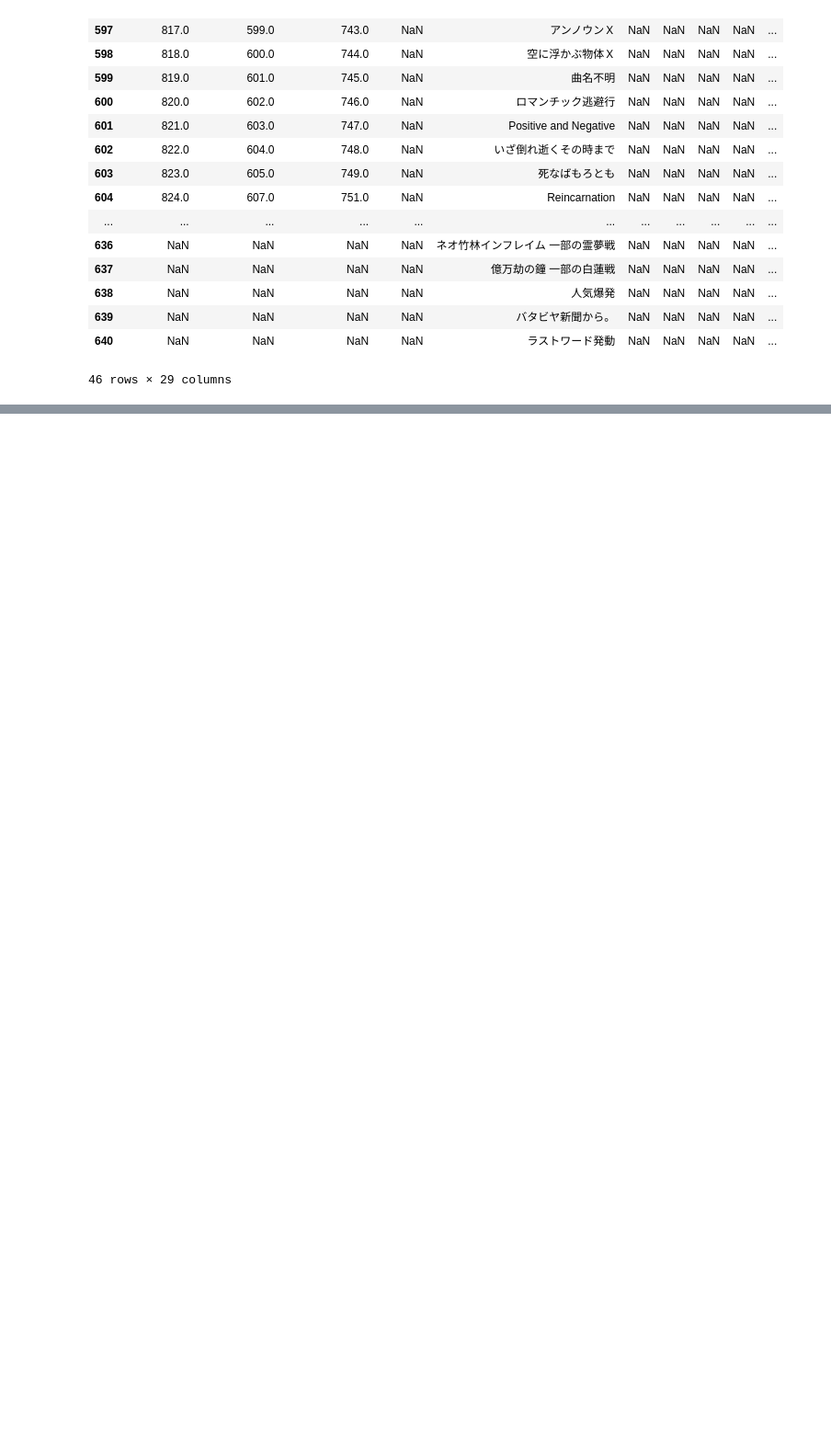
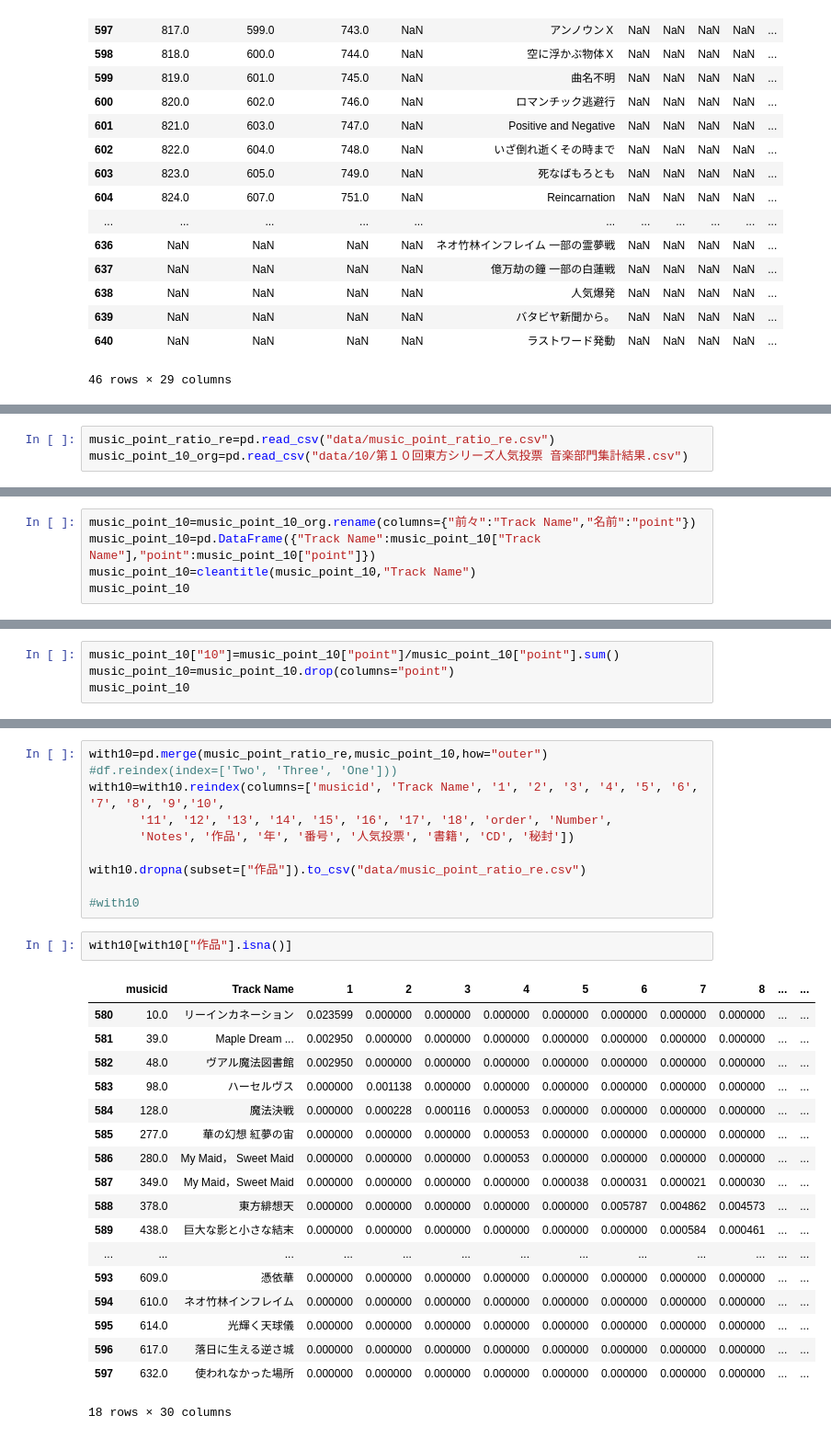
Before and after one commit to xiangze/toubou_vote_analysis, a Jupyter notebook: re_music_title.ipynb, the cells around one changed output, grey strips where cells are left out. Shown: that part at 92% size. Cells and saved outputs as stored; diff of their text form; blank space fills up the shorter version.

```diff
--- a/re_music_title.ipynb
+++ b/re_music_title.ipynb
@@ -465,0 +490,3 @@ music_point_ratio_re[music_point_ratio_re["musicid"].isna()]
+# %%
+music_point_ratio_re=pd.read_csv("data/music_point_ratio_re.csv")
+music_point_10_org=pd.read_csv("data/10/第１０回東方シリーズ人気投票 音楽部門集計結果.csv")
@@ -465,0 +509,5 @@ music_point_ratio_re[music_point_ratio_re["musicid"].isna()]
+# %%
+music_point_10=music_point_10_org.rename(columns={"前々":"Track Name","名前":"point"})
+music_point_10=pd.DataFrame({"Track Name":music_point_10["Track Name"],"point":music_point_10["point"]})
+music_point_10=cleantitle(music_point_10,"Track Name")
+music_point_10
@@ -465,0 +528,4 @@ music_point_ratio_re[music_point_ratio_re["musicid"].isna()]
+# %%
+music_point_10["10"]=music_point_10["point"]/music_point_10["point"].sum()
+music_point_10=music_point_10.drop(columns="point")
+music_point_10
@@ -465,0 +546,31 @@ music_point_ratio_re[music_point_ratio_re["musicid"].isna()]
+# %%
+with10=pd.merge(music_point_ratio_re,music_point_10,how="outer")
+#df.reindex(index=['Two', 'Three', 'One']))
+with10=with10.reindex(columns=['musicid', 'Track Name', '1', '2', '3', '4', '5', '6', '7', '8', '9','10',
+       '11', '12', '13', '14', '15', '16', '17', '18', 'order', 'Number',
+       'Notes', '作品', '年', '番号', '人気投票', '書籍', 'CD', '秘封'])
+
+with10.dropna(subset=["作品"]).to_csv("data/music_point_ratio_re.csv")
+
+#with10
+# %%
+with10[with10["作品"].isna()]
+# %% [output]
+|  | musicid | Track Name | 1 | 2 | 3 | 4 | 5 | 6 | 7 | 8 | ... | ... |
+| 580 | 10.0 | リーインカネーション | 0.023599 | 0.000000 | 0.000000 | 0.000000 | 0.000000 | 0.000000 | 0.000000 | 0.000000 | ... | ... |
+| 581 | 39.0 | Maple Dream ... | 0.002950 | 0.000000 | 0.000000 | 0.000000 | 0.000000 | 0.000000 | 0.000000 | 0.000000 | ... | ... |
+| 582 | 48.0 | ヴアル魔法図書館 | 0.002950 | 0.000000 | 0.000000 | 0.000000 | 0.000000 | 0.000000 | 0.000000 | 0.000000 | ... | ... |
+| 583 | 98.0 | ハーセルヴス | 0.000000 | 0.001138 | 0.000000 | 0.000000 | 0.000000 | 0.000000 | 0.000000 | 0.000000 | ... | ... |
+| 584 | 128.0 | 魔法決戦 | 0.000000 | 0.000228 | 0.000116 | 0.000053 | 0.000000 | 0.000000 | 0.000000 | 0.000000 | ... | ... |
+| 585 | 277.0 | 華の幻想 紅夢の宙 | 0.000000 | 0.000000 | 0.000000 | 0.000053 | 0.000000 | 0.000000 | 0.000000 | 0.000000 | ... | ... |
+| 586 | 280.0 | My Maid， Sweet Maid | 0.000000 | 0.000000 | 0.000000 | 0.000053 | 0.000000 | 0.000000 | 0.000000 | 0.000000 | ... | ... |
+| 587 | 349.0 | My Maid，Sweet Maid | 0.000000 | 0.000000 | 0.000000 | 0.000000 | 0.000038 | 0.000031 | 0.000021 | 0.000030 | ... | ... |
+| 588 | 378.0 | 東方緋想天 | 0.000000 | 0.000000 | 0.000000 | 0.000000 | 0.000000 | 0.005787 | 0.004862 | 0.004573 | ... | ... |
+| 589 | 438.0 | 巨大な影と小さな結末 | 0.000000 | 0.000000 | 0.000000 | 0.000000 | 0.000000 | 0.000000 | 0.000584 | 0.000461 | ... | ... |
+| ... | ... | ... | ... | ... | ... | ... | ... | ... | ... | ... | ... | ... |
+| 593 | 609.0 | 憑依華 | 0.000000 | 0.000000 | 0.000000 | 0.000000 | 0.000000 | 0.000000 | 0.000000 | 0.000000 | ... | ... |
+| 594 | 610.0 | ネオ竹林インフレイム | 0.000000 | 0.000000 | 0.000000 | 0.000000 | 0.000000 | 0.000000 | 0.000000 | 0.000000 | ... | ... |
+| 595 | 614.0 | 光輝く天球儀 | 0.000000 | 0.000000 | 0.000000 | 0.000000 | 0.000000 | 0.000000 | 0.000000 | 0.000000 | ... | ... |
+| 596 | 617.0 | 落日に生える逆さ城 | 0.000000 | 0.000000 | 0.000000 | 0.000000 | 0.000000 | 0.000000 | 0.000000 | 0.000000 | ... | ... |
+| 597 | 632.0 | 使われなかった場所 | 0.000000 | 0.000000 | 0.000000 | 0.000000 | 0.000000 | 0.000000 | 0.000000 | 0.000000 | ... | ... |
+18 rows × 30 columns
```
Also changed, not shown: parts of 15 cells of this notebook, 1 other file.
